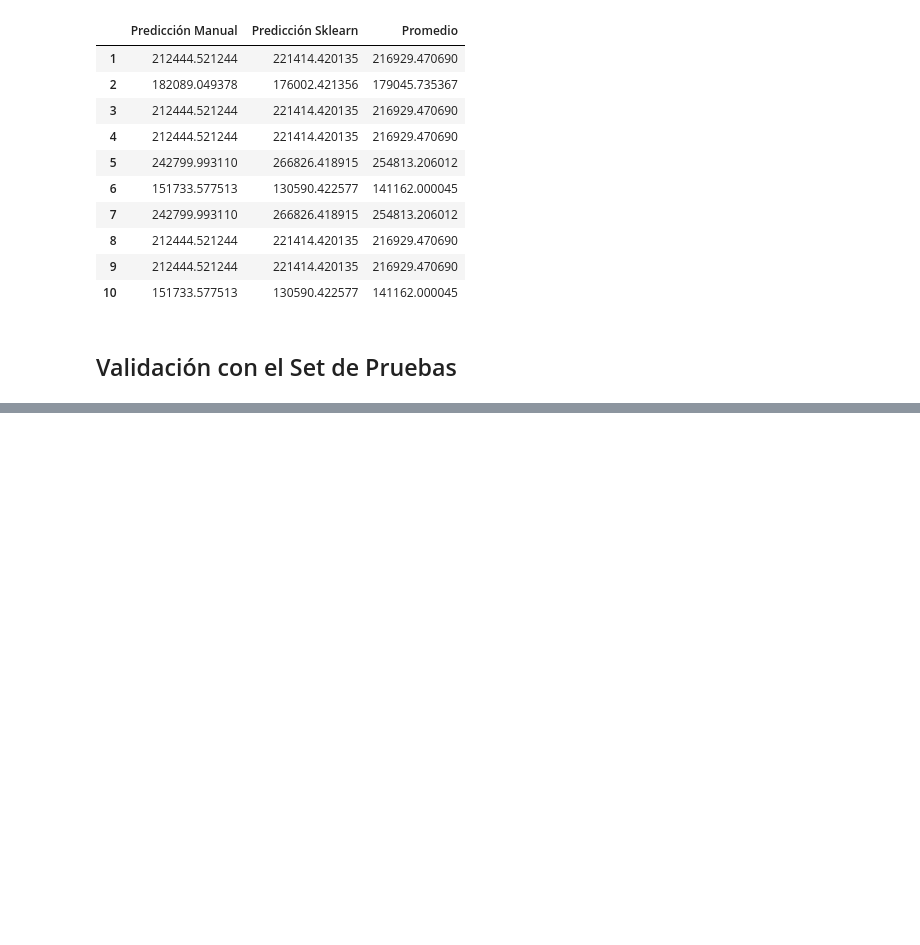
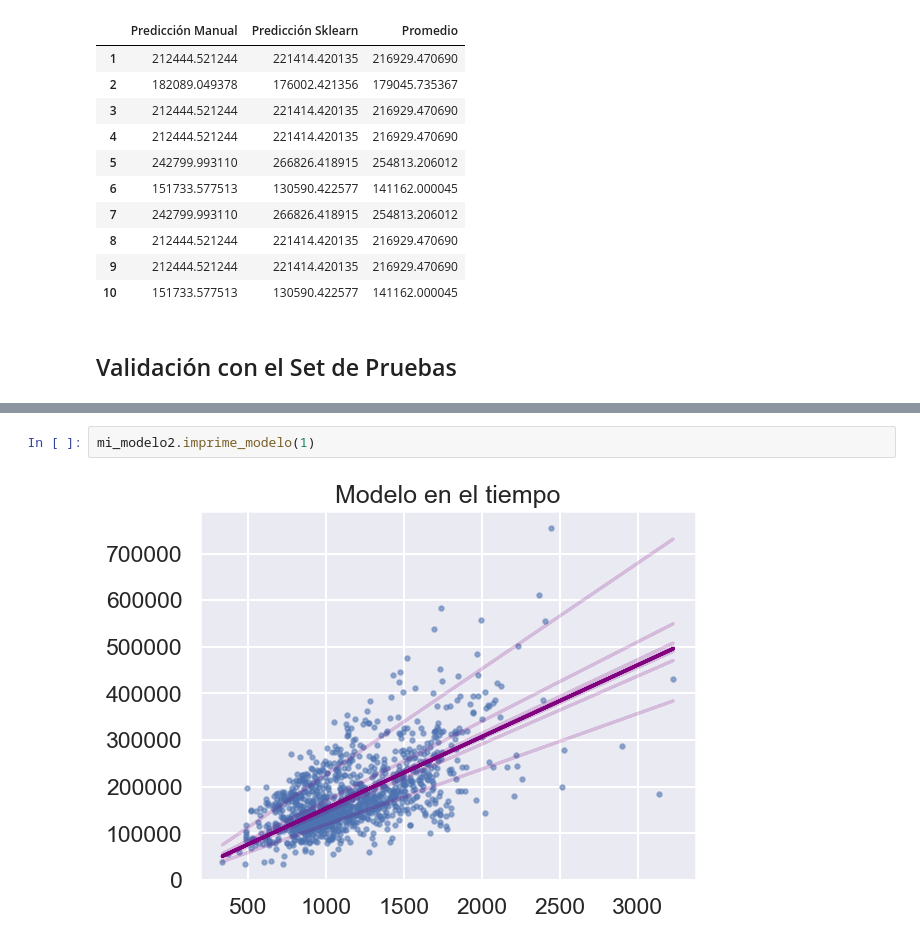
Before and after one commit to CarlosRisch/ProyectoRegresion, a Jupyter notebook: Proyecto1_RegresionLineal.ipynb, the cells around one changed output, grey strips where cells are left out. Drawn from its saved outputs; the diff is of its cells as text; blank space fills up the shorter version.

```diff
--- a/Proyecto1_RegresionLineal.ipynb
+++ b/Proyecto1_RegresionLineal.ipynb
@@ -519,0 +560,4 @@ mi_modelo.data_test(set_pruebas.loc[:, ['OverallQual']].to_numpy(),set_pruebas.l
+# %%
+mi_modelo2.imprime_modelo(1)
+# %% [output]
+[figure, added]
```
Also changed, not shown: parts of 8 cells of this notebook.
